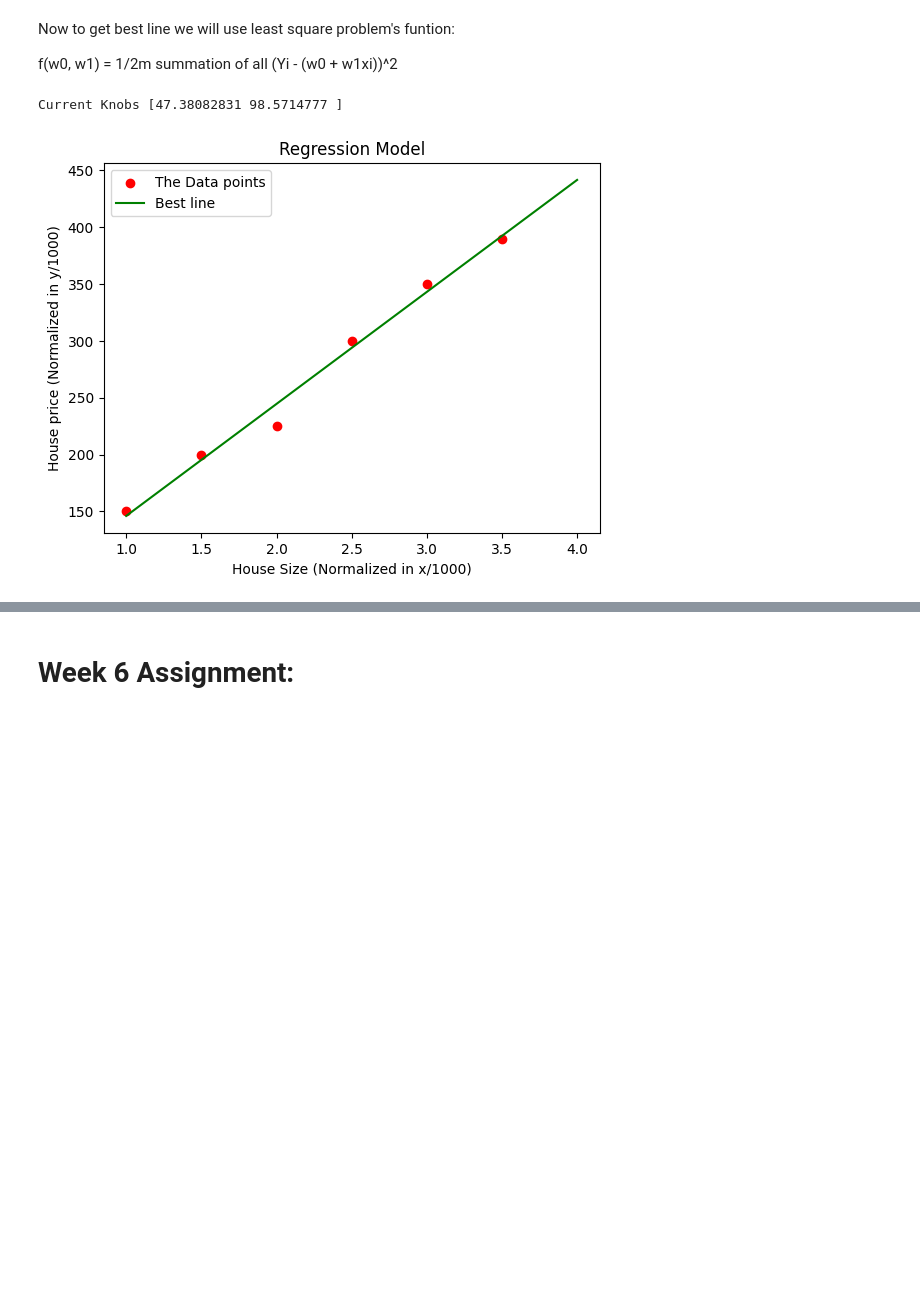
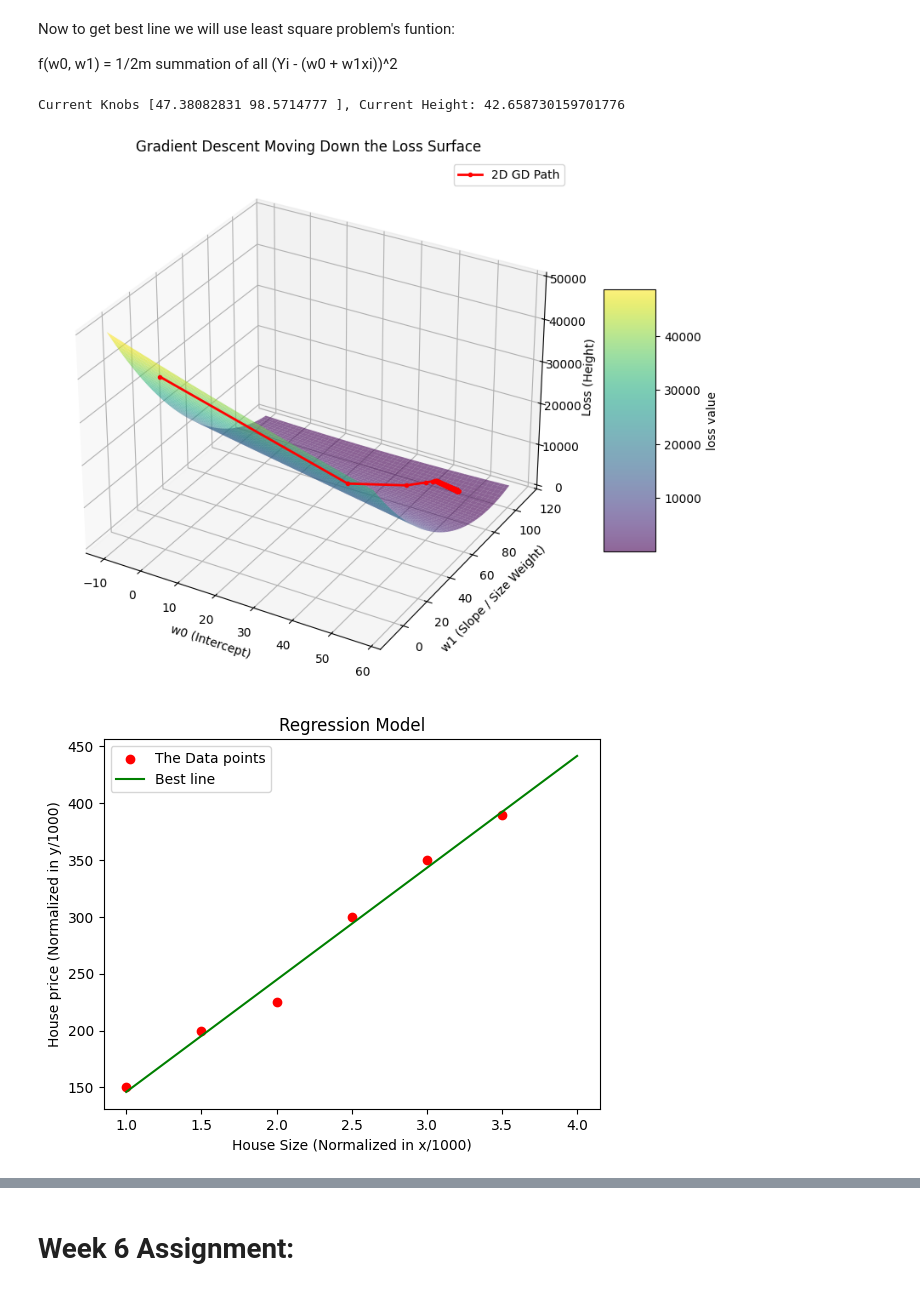
Before and after one commit to GWSuryaYT/ML-Practice, a Jupyter notebook: Real world Applications of Optimization Methods/regression-normal-gradient-decent.ipynb, the cells around one changed output, grey strips where cells are left out. Saved outputs shown, nothing was run; the diff lists cells and outputs as text; code cells hidden in the pictures; blank space fills up the shorter version.

Commit message:
tried to visualize GD of a regression model first time

```diff
--- a/regression-gradient-decent.ipynb
+++ b/Real world Applications of Optimization Methods/regression-normal-gradient-decent.ipynb
@@ -24,6 +26,27 @@ tol = 1e-6
 k = 0
 max_iter = 1000
 alpha = 0.1
+
+#added the history tracking
+history_of_w0 = [w[0]]
+history_of_w1 = [w[1]]
+
+#i trying to make the function of the least error square so i can visualize it in 3d (bcz we have 2 variables alr)
+def l(w0, w1, m):
+    summation_of_error_square = 0
+    for i in range(m):
+        predicted_value = w0 + w1*x[i]
+        real_value = y[i]
+
+        error = (real_value - predicted_value)**2
+
+        #add the error
+        summation_of_error_square = summation_of_error_square + error
+        Z = 1/(2*m) * summation_of_error_square
+    return Z
+
+#found the z value
+history_of_Z = [l(w[0], w[1], length)]
 
 
 while max_iter > k :
@@ -50,33 +73,64 @@ while max_iter > k :
     #our gradient is ready now:
     grads = np.array([partial_derivative_w0, partial_derivative_w1])
 
 
     #direction =
     direction = - grads
 
     #new position =
     new_pos = w + (alpha * direction)
 
     #update:
     w = new_pos
 
     k +=1
 
+    #save the history:
+    history_of_w0.append(w[0])
+    history_of_w1.append(w[1])
+    history_of_Z.append(l(w[0], w[1], length))
 
-print(f'Current Knobs {w}')
+
+print(f'Current Knobs {w}, Current Height: {l(w[0], w[1], length)}')
+
+#lets try plotting the GD in 3d:
+fig = plt.figure(figsize=(10,8))
+ax = fig.add_subplot(projection='3d')
+
+
+
+x_surf = np.linspace(min(history_of_w0)-10, max(history_of_w0)+10, 200)
+y_surf = np.linspace(min(history_of_w1)-10,max(history_of_w1)+10,200)
+X,Y = np.meshgrid(x_surf, y_surf)
+Z = l(X, Y, length)
+
+
+surf = ax.plot_surface(X,Y,Z,cmap='viridis', alpha=0.6) #the 3d land
+fig.colorbar(surf, ax=ax, shrink= 0.5, aspect=5, label='loss value')
+
+ax.plot(history_of_w0, history_of_w1, history_of_Z,color='red', marker='.',
+    linewidth=2, label='2D GD Path', zorder=10)
+
+ax.set_xlabel('w0 (Intercept)')
+ax.set_ylabel('w1 (Slope / Size Weight)')
+ax.set_zlabel('Loss (Height)')
+ax.set_title('Gradient Descent Moving Down the Loss Surface')
+ax.legend()
+plt.show()
 
 
 #plotting the line now:
 plt.scatter(x,y, color = 'Red', marker ='o', label = 'The Data points')
 plt.xlabel('House Size (Normalized in x/1000)')
 plt.ylabel('House price (Normalized in y/1000)')
 plt.title('Regression Model')
 
 X = np.linspace(1, 4, 100)
 Y = w[0] + w[1] * X
 plt.plot(X,Y, label = 'Best line', color='Green')
 plt.legend()
 plt.show()
 # %% [output]
-Current Knobs [47.38082831 98.5714777 ]
+Current Knobs [47.38082831 98.5714777 ], Current Height: 42.658730159701776
-[figure, old version]
+[figure, new version]
+[figure, added]
```
Also changed, not shown: parts of 2 cells of this notebook, 1 other file.
